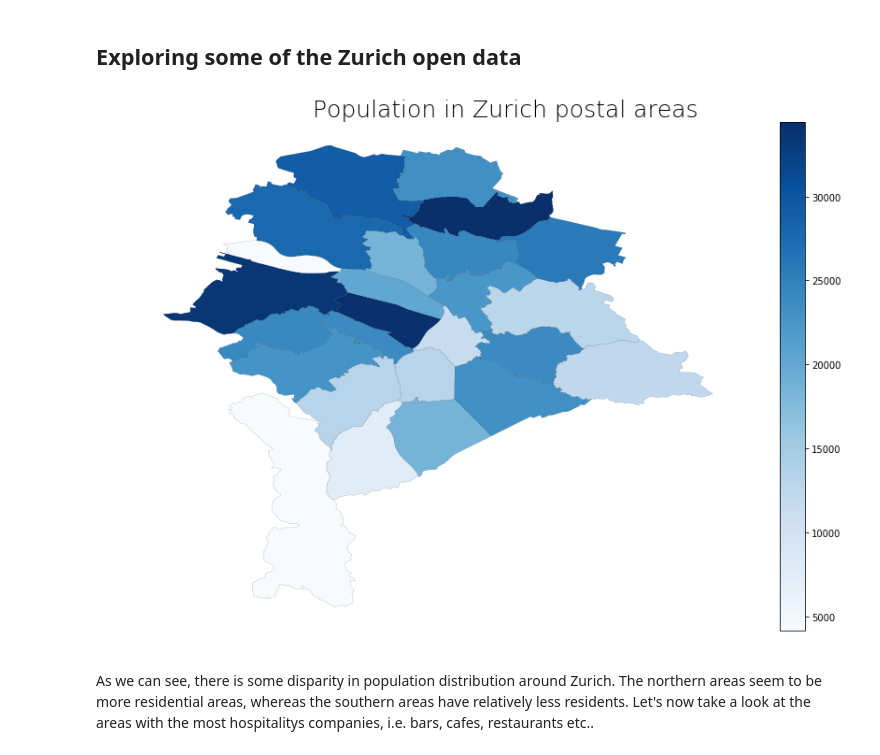
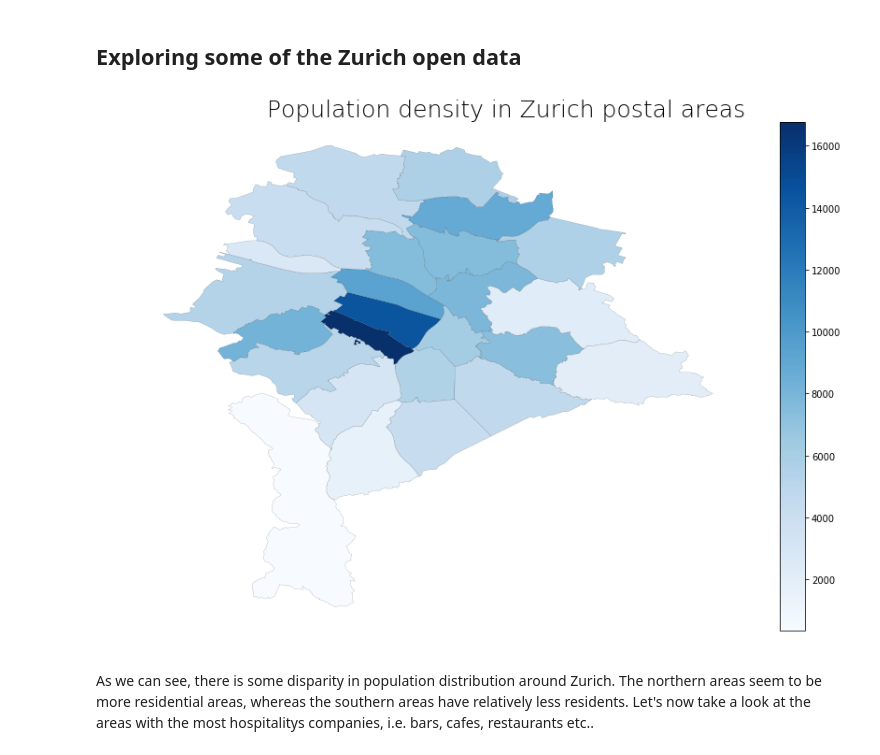
Before and after one commit to MLortki/ADA2018-Project-Quality-of-Space-AMG, a Jupyter notebook: zurich_open_data_exploration.ipynb, the cells around one changed output. Cells and saved outputs as stored; diff of their text form; code cells hidden in the pictures.

```diff
--- a/zurich_open_data_exploration.ipynb
+++ b/zurich_open_data_exploration.ipynb
@@ -312,9 +312,9 @@ zips = gpd.read_file(SHAPE_FOLDER + "zips.shp")
 zips.columns = ['UUID', 'OS_UUID', 'STATUS', 'INAEND', 'ZIP', 'ZUSZIFF','geometry']
 # %%
 # extract only geometries and zips and join on zurich zips
-combined_df2 = combined_df
-combined_df2 = pd.merge(combined_df2, zips[['ZIP', 'geometry']].set_index('ZIP'), 'inner', left_index=True,right_index=True)
-combined_df2 = combined_df2.drop_duplicates('addresses')
+area_normed_df2 = area_normed_df
+area_normed_df2 = pd.merge(area_normed_df2, zips[['ZIP', 'geometry']].set_index('ZIP'), 'inner', left_index=True,right_index=True)
+area_normed_df2 = area_normed_df2.drop_duplicates('addresses')
 # %%
 def plot_geopandas(gp, col_to_plot,title,colormap):
     '''
@@ -327,35 +327,35 @@ def plot_geopandas(gp, col_to_plot,title,colormap):
     colormap = plt colormap to use, e.g. 'Blues', 'Accent', ...
     '''
     f, ax = plt.subplots(figsize=(15, 10))
 
     from mpl_toolkits.axes_grid1 import make_axes_locatable
 
     # Create colorbar
     divider = make_axes_locatable(ax)
     cax = divider.append_axes("right", size="5%", pad=0.2)
 
     # plotting settings
     ax.set_title(title, fontdict={'fontsize': '25', 'fontweight' : '3'})
     ax.set_aspect('equal')
     cax.set_aspect('equal')
     cax.set_axis_off()
     ax.set_axis_off()
 
     # get preferred colormap
     cmap = plt.cm.get_cmap(colormap)
 
     # plot data
-    gp.plot(column='population', ax=cax, linewidth=0.1, edgecolor='black',cmap=cmap)
+    gp.plot(column=col_to_plot, ax=cax, linewidth=0.1, edgecolor='black',cmap=cmap)
 
     # create colorbar
     norm=plt.Normalize(vmin=gp[col_to_plot].min(), vmax=gp[col_to_plot].max())
     sm = plt.cm.ScalarMappable(cmap=cmap,norm=norm)
     sm._A = []
     f.colorbar(sm)
 
 # use function defined above to create choropleth map
-plot_geopandas(gpd.GeoDataFrame(combined_df2), 'population', 'Population in Zurich postal areas','Blues')
+plot_geopandas(gpd.GeoDataFrame(area_normed_df2), 'population', 'Population density in Zurich postal areas','Blues')
 # %% [output]
-[figure, old version]
+[figure, new version]
 # %% [markdown]
 As we can see, there is some disparity in population distribution around Zurich. The northern areas seem to be more residential areas, whereas the southern areas have relatively less residents. Let's now take a look at the areas with the most hospitalitys companies, i.e. bars, cafes, restaurants etc..
```
Also changed, not shown: parts of 3 cells of this notebook, 1 other file.
